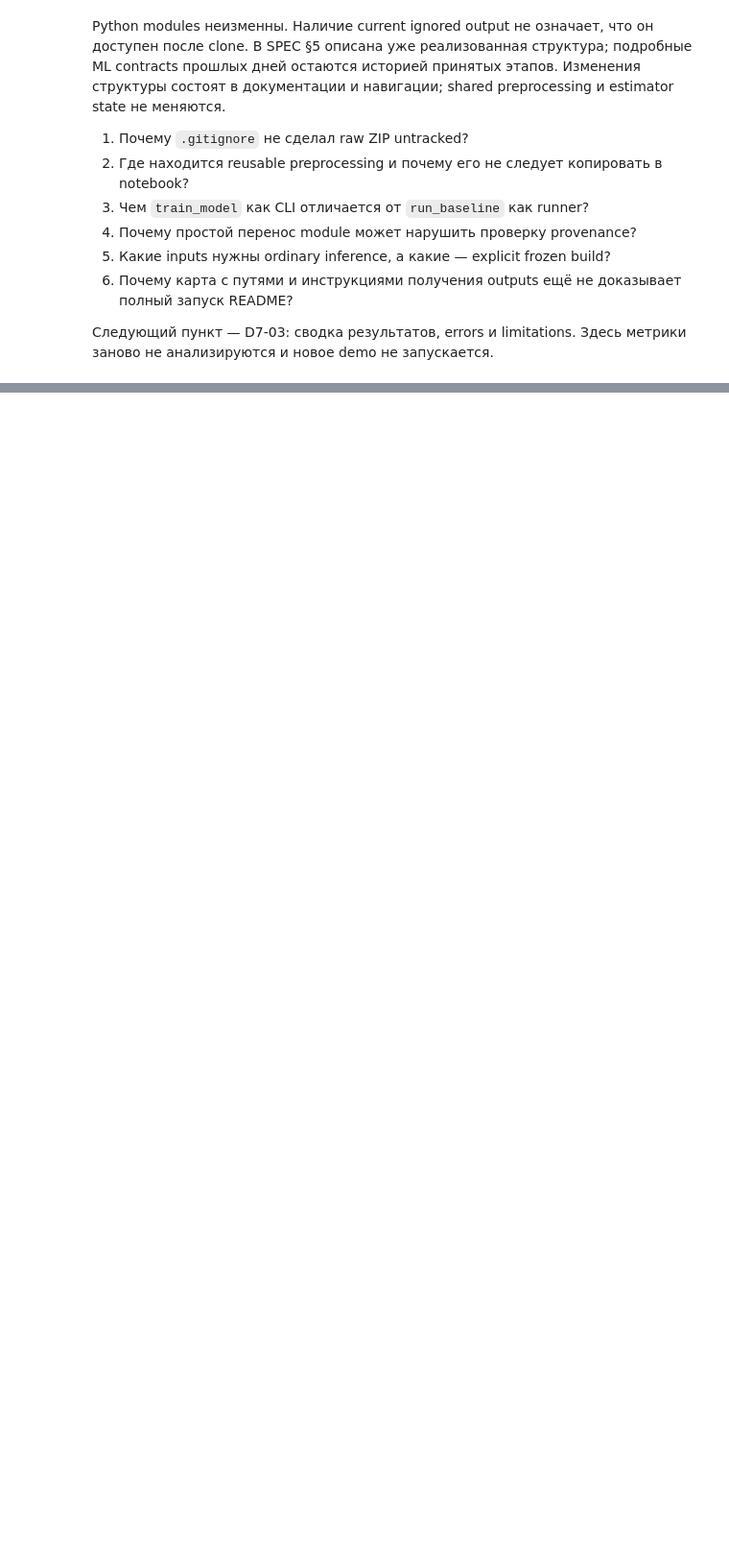
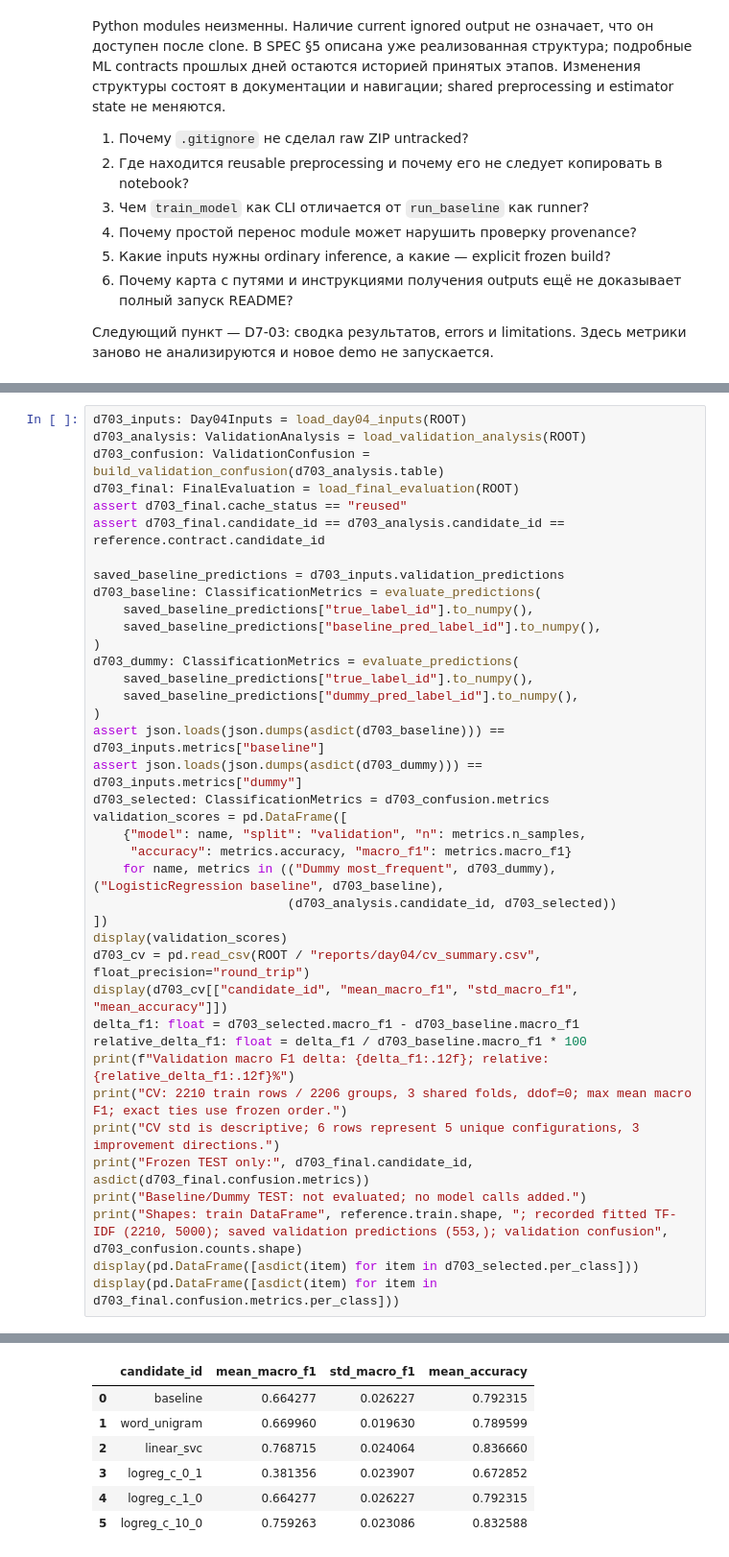
Before and after one commit to HomeboyMakkri/Text-classification, a Jupyter notebook: notebooks/day07_review.ipynb, the cells around one changed output, grey strips where cells are left out. Shown at 96% size. Drawn from its saved outputs; the diff is of its cells as text; blank space fills up the shorter version.

```diff
--- a/notebooks/day07_review.ipynb
+++ b/notebooks/day07_review.ipynb
@@ -388,0 +447,40 @@ Git storage checked: 12 paths; source files unchanged: 26
+# %%
+d703_inputs: Day04Inputs = load_day04_inputs(ROOT)
+d703_analysis: ValidationAnalysis = load_validation_analysis(ROOT)
+d703_confusion: ValidationConfusion = build_validation_confusion(d703_analysis.table)
+d703_final: FinalEvaluation = load_final_evaluation(ROOT)
+assert d703_final.cache_status == "reused"
+assert d703_final.candidate_id == d703_analysis.candidate_id == reference.contract.candidate_id
+
+saved_baseline_predictions = d703_inputs.validation_predictions
+d703_baseline: ClassificationMetrics = evaluate_predictions(
+    saved_baseline_predictions["true_label_id"].to_numpy(),
+    saved_baseline_predictions["baseline_pred_label_id"].to_numpy(),
+)
+d703_dummy: ClassificationMetrics = evaluate_predictions(
+    saved_baseline_predictions["true_label_id"].to_numpy(),
+    saved_baseline_predictions["dummy_pred_label_id"].to_numpy(),
+)
+assert json.loads(json.dumps(asdict(d703_baseline))) == d703_inputs.metrics["baseline"]
+assert json.loads(json.dumps(asdict(d703_dummy))) == d703_inputs.metrics["dummy"]
+d703_selected: ClassificationMetrics = d703_confusion.metrics
+validation_scores = pd.DataFrame([
+    {"model": name, "split": "validation", "n": metrics.n_samples,
+     "accuracy": metrics.accuracy, "macro_f1": metrics.macro_f1}
+    for name, metrics in (("Dummy most_frequent", d703_dummy), ("LogisticRegression baseline", d703_baseline),
+                          (d703_analysis.candidate_id, d703_selected))
+])
+display(validation_scores)
+d703_cv = pd.read_csv(ROOT / "reports/day04/cv_summary.csv", float_precision="round_trip")
+display(d703_cv[["candidate_id", "mean_macro_f1", "std_macro_f1", "mean_accuracy"]])
+delta_f1: float = d703_selected.macro_f1 - d703_baseline.macro_f1
+relative_delta_f1: float = delta_f1 / d703_baseline.macro_f1 * 100
+print(f"Validation macro F1 delta: {delta_f1:.12f}; relative: {relative_delta_f1:.12f}%")
+print("CV: 2210 train rows / 2206 groups, 3 shared folds, ddof=0; max mean macro F1; exact ties use frozen order.")
+print("CV std is descriptive; 6 rows represent 5 unique configurations, 3 improvement directions.")
+print("Frozen TEST only:", d703_final.candidate_id, asdict(d703_final.confusion.metrics))
+print("Baseline/Dummy TEST: not evaluated; no model calls added.")
+print("Shapes: train DataFrame", reference.train.shape, "; recorded fitted TF-IDF (2210, 5000); saved validation predictions (553,); validation confusion", d703_confusion.counts.shape)
+display(pd.DataFrame([asdict(item) for item in d703_selected.per_class]))
+display(pd.DataFrame([asdict(item) for item in d703_final.confusion.metrics.per_class]))
+# %% [output]
@@ -388,0 +491,7 @@ Git storage checked: 12 paths; source files unchanged: 26
+|  | candidate_id | mean_macro_f1 | std_macro_f1 | mean_accuracy |
+| 0 | baseline | 0.664277 | 0.026227 | 0.792315 |
+| 1 | word_unigram | 0.669960 | 0.019630 | 0.789599 |
+| 2 | linear_svc | 0.768715 | 0.024064 | 0.836660 |
+| 3 | logreg_c_0_1 | 0.381356 | 0.023907 | 0.672852 |
+| 4 | logreg_c_1_0 | 0.664277 | 0.026227 | 0.792315 |
+| 5 | logreg_c_10_0 | 0.759263 | 0.023086 | 0.832588 |
```
Also changed, not shown: parts of 8 cells of this notebook, 3 other files.
